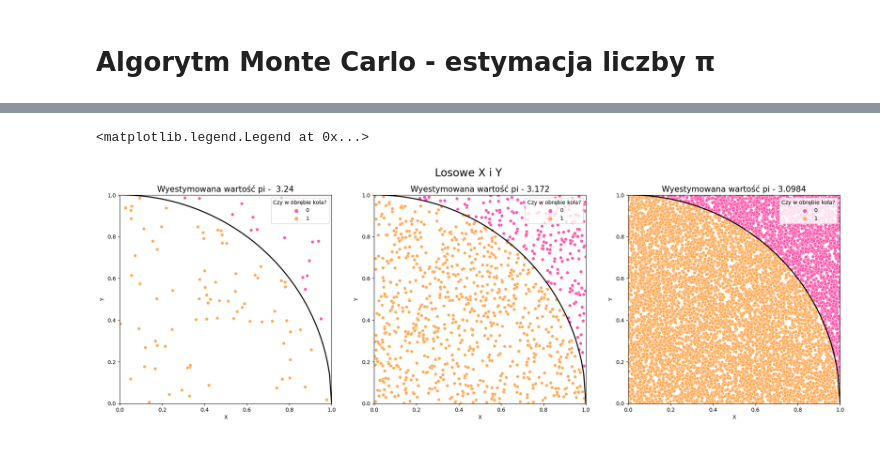
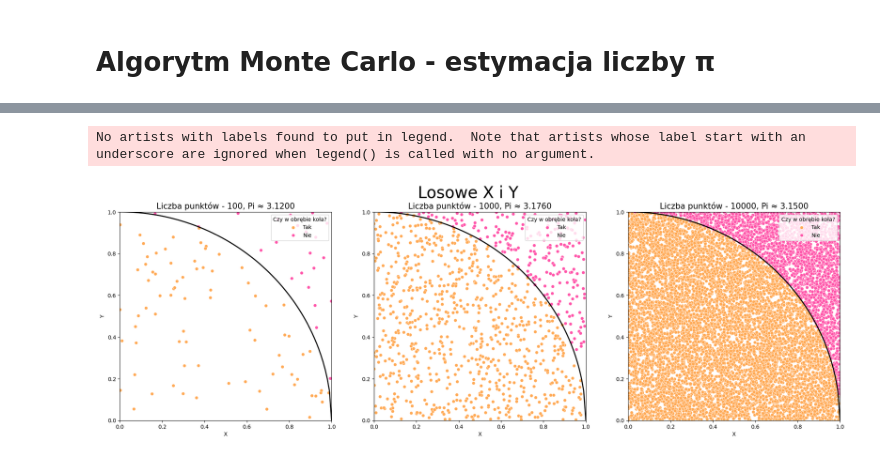
Before and after one commit to IzaKarczewska/Computational-Engineering, a Jupyter notebook: MonteCarlo/MonteCarlo.ipynb, the cells around one changed output, grey strips where cells are left out. Cells and saved outputs as stored; diff of their text form; code cells hidden in the pictures.

Commit message:
Some changes with functions and ploting

```diff
--- a/MonteCarlo/MonteCarlo.ipynb
+++ b/MonteCarlo/MonteCarlo.ipynb
@@ -51,0 +43,10 @@ pi10000 = estimate_pi(n10000, len(points_10000))
+# %%
+def drawing_function(ax, points, n, pi):
+    x_circle = np.linspace(0, 1, num=100)
+    y_circle = np.sqrt(1 - x_circle**2)
+    ax.set_xlim(0, 1)
+    ax.set_ylim(0, 1)
+    ax.set_title(f'Liczba punktów - {n}, Pi ≈ {pi:.4f}', fontsize=15)
+    sns.scatterplot(data=points, x="X", y="Y", ax=ax, hue="In_circle", palette="spring")
+    sns.lineplot(x=x_circle, y=y_circle, ax=ax, color="black", linewidth=2)
+    ax.legend(title="Czy w obrębie koła?", loc="upper right", labels=["Tak", "Nie"])
@@ -52,30 +59,13 @@ pi10000 = estimate_pi(n10000, len(points_10000))
 # %%
-# Generuje punkty do narysowania okręgu
-x_circle = np.linspace(0, 1, num=100)
-y_circle = np.sqrt(1-x_circle**2)
+fig, ax = plt.subplots(1,3, figsize = (24,7))
+fig.suptitle("Losowe X i Y", fontsize = 30)
+n = [100, 1000, 10000]
+plt.legend(facecolor=(1,1,1)
 
-fig, ax = plt.subplots(1,3, figsize = (24,7))
-fig.suptitle("Losowe X i Y", fontsize=20)
-ax[0].set_xlim(0,1)
-ax[0].set_ylim(0,1)
-ax[0].set_title(f'Wyestymowana wartość pi -  {pi100}', fontsize=15)
-sns.scatterplot(data=points_100, x="X", y="Y", ax=ax[0], hue="In_circle", palette="spring")
-sns.lineplot(x = x_circle, y = y_circle, ax=ax[0], color="black", linewidth=2)
-ax[0].legend(title="Czy w obrębie koła?", loc="upper right")
-
-ax[1].set_xlim(0,1)
-ax[1].set_ylim(0,1)
-ax[1].set_title(f'Wyestymowana wartość pi - {pi1000}', fontsize=15)
-sns.scatterplot(data=points_1000, x="X", y="Y", ax=ax[1], hue="In_circle", palette="spring")
-sns.lineplot(x = x_circle, y = y_circle, ax=ax[1], color="black", linewidth=2)
-ax[1].legend(title="Czy w obrębie koła?", loc="upper right")
-
-ax[2].set_xlim(0,1)
-ax[2].set_ylim(0,1)
-ax[2].set_title(f'Wyestymowana wartość pi - {pi10000}', fontsize=15)
-sns.scatterplot(data=points_10000, x="X", y="Y", ax=ax[2], hue="In_circle", palette="spring")
-sns.lineplot(x = x_circle, y = y_circle, ax=ax[2], color="black", linewidth=2)
-ax[2].legend(title="Czy w obrębie koła?", loc="upper right")
+for i, n_val in enumerate(n):
+    points = generate_points(n_val)
+    pi, points_with_index = estimation(points)
+    drawing_function(ax[i], points_with_index, n_val, pi)
 # %% [output]
-<matplotlib.legend.Legend at 0x...>
+No artists with labels found to put in legend.  Note that artists whose label start with an underscore are ignored when legend() is called with no argument.
-[figure, old version]
+[figure, new version]
```
Also changed, not shown: parts of 10 cells of this notebook.
